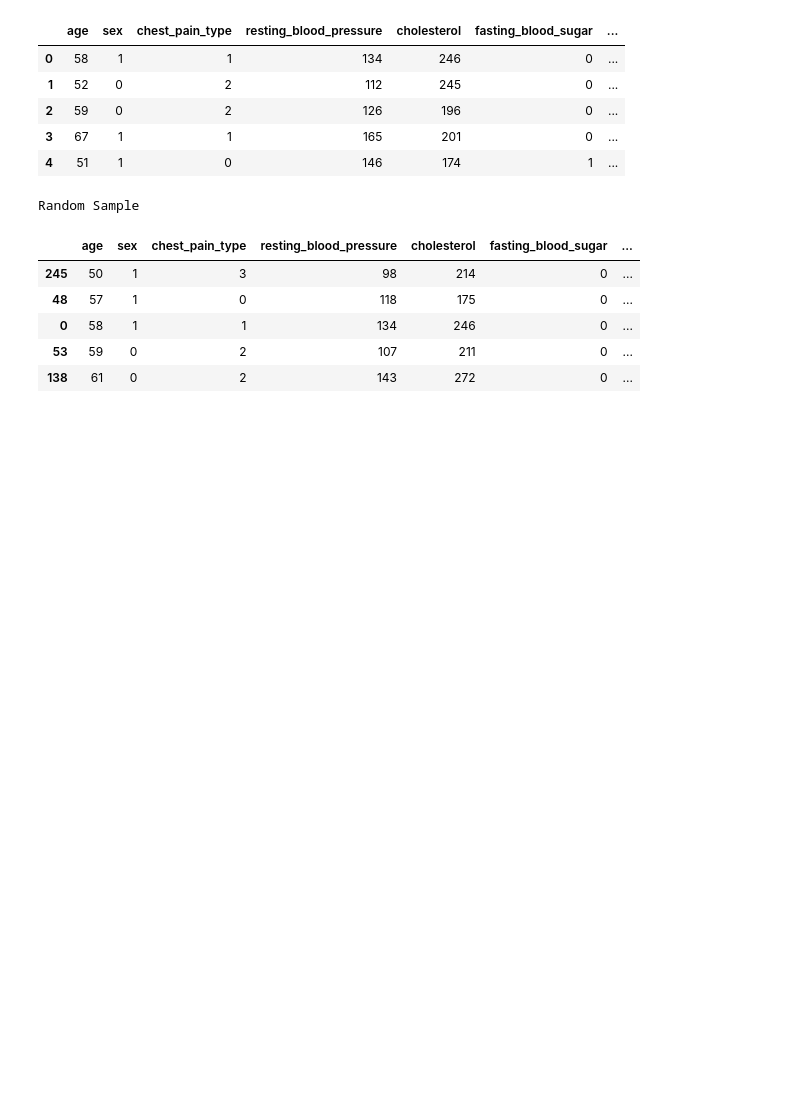
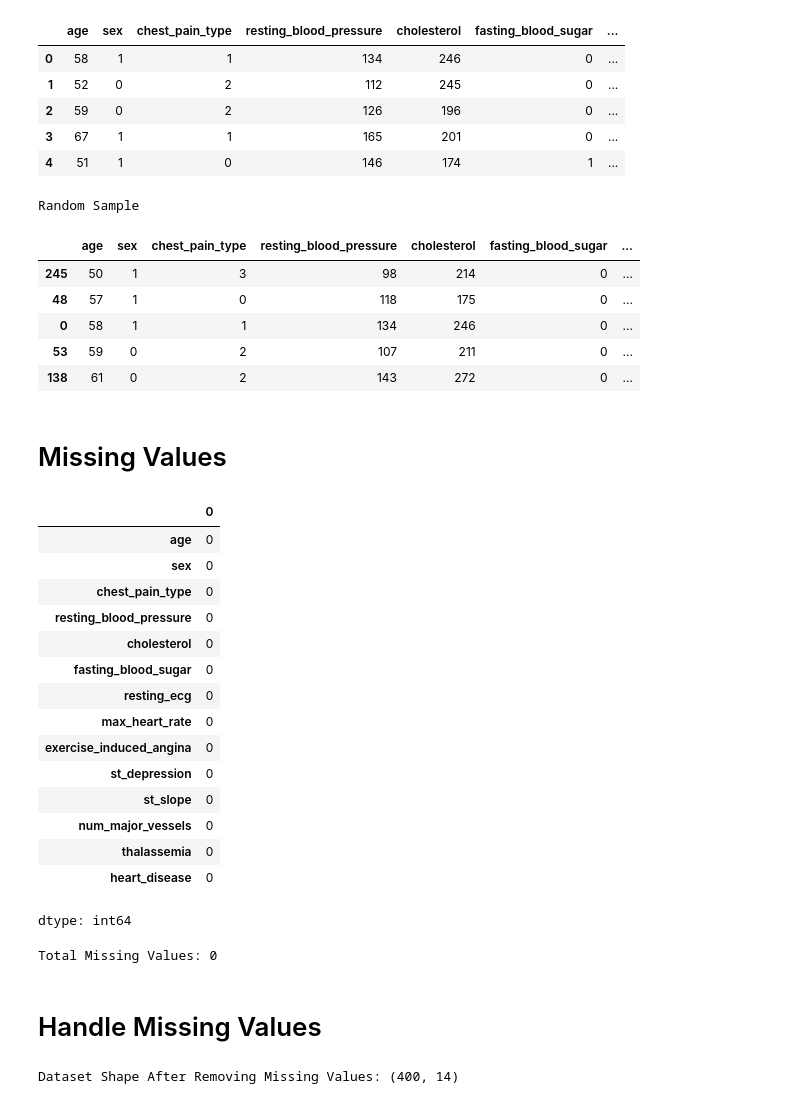
Before and after one commit to iamkhan49/heart-disease-prediction-ml, a Jupyter notebook: Heart_Disease_Detection_using_Classification_Algorithms.ipynb, the cells around one changed output. Cells and saved outputs as stored; diff of their text form; code cells hidden in the pictures; blank space fills up the shorter version.

```diff
--- a/Heart_Disease_Detection_using_Classification_Algorithms.ipynb
+++ b/Heart_Disease_Detection_using_Classification_Algorithms.ipynb
@@ -199,3 +199,40 @@ Random Sample
 | 0 | 58 | 1 | 1 | 134 | 246 | 0 | ... |
 | 53 | 59 | 0 | 2 | 107 | 211 | 0 | ... |
 | 138 | 61 | 0 | 2 | 143 | 272 | 0 | ... |
+# %% [markdown]
+# Missing Values
+# %%
+df.isnull().sum()
+# %% [output]
+|  | 0 |
+| age | 0 |
+| sex | 0 |
+| chest_pain_type | 0 |
+| resting_blood_pressure | 0 |
+| cholesterol | 0 |
+| fasting_blood_sugar | 0 |
+| resting_ecg | 0 |
+| max_heart_rate | 0 |
+| exercise_induced_angina | 0 |
+| st_depression | 0 |
+| st_slope | 0 |
+| num_major_vessels | 0 |
+| thalassemia | 0 |
+| heart_disease | 0 |
+dtype: int64
+# %%
+# Total Missing Values
+
+print("Total Missing Values:", df.isnull().sum().sum())
+# %% [output]
+Total Missing Values: 0
+# %% [markdown]
+# Handle Missing Values
+# %%
+# Remove missing values if any
+
+df = df.dropna()
+
+print("Dataset Shape After Removing Missing Values:", df.shape)
+# %% [output]
+Dataset Shape After Removing Missing Values: (400, 14)
```
Also changed, not shown: parts of 16 cells of this notebook.
